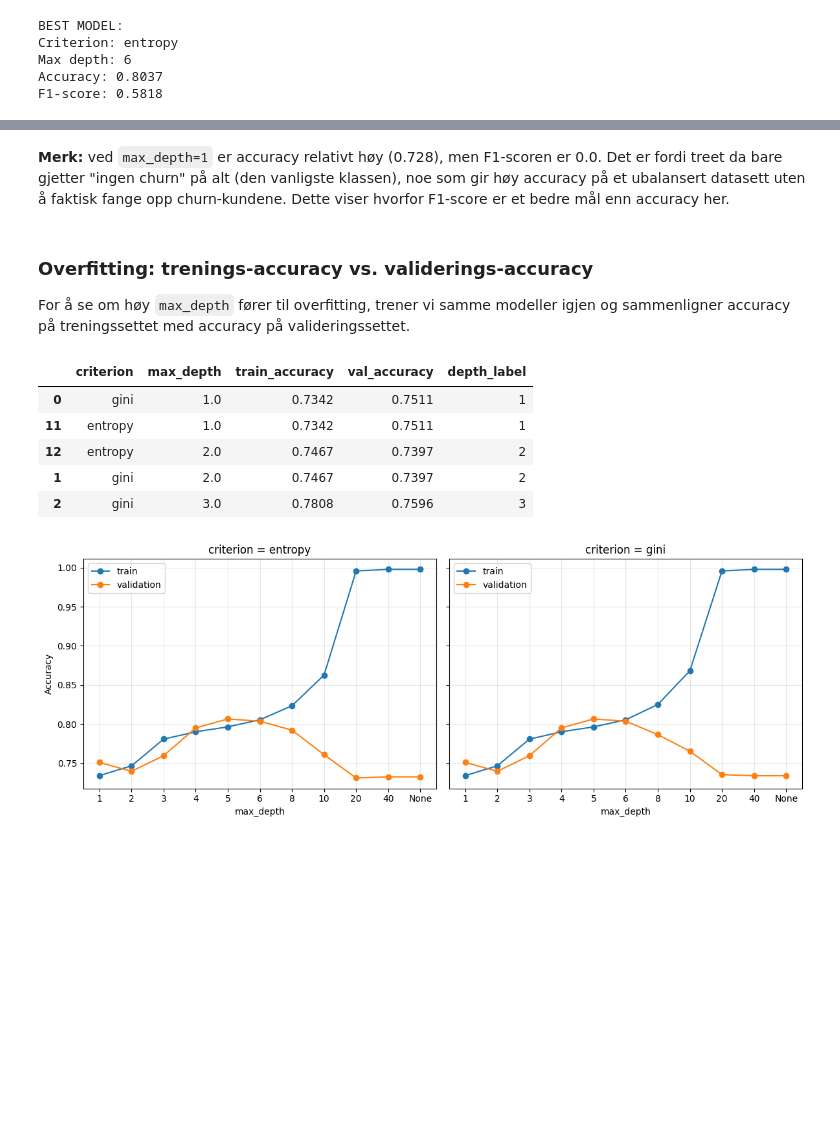
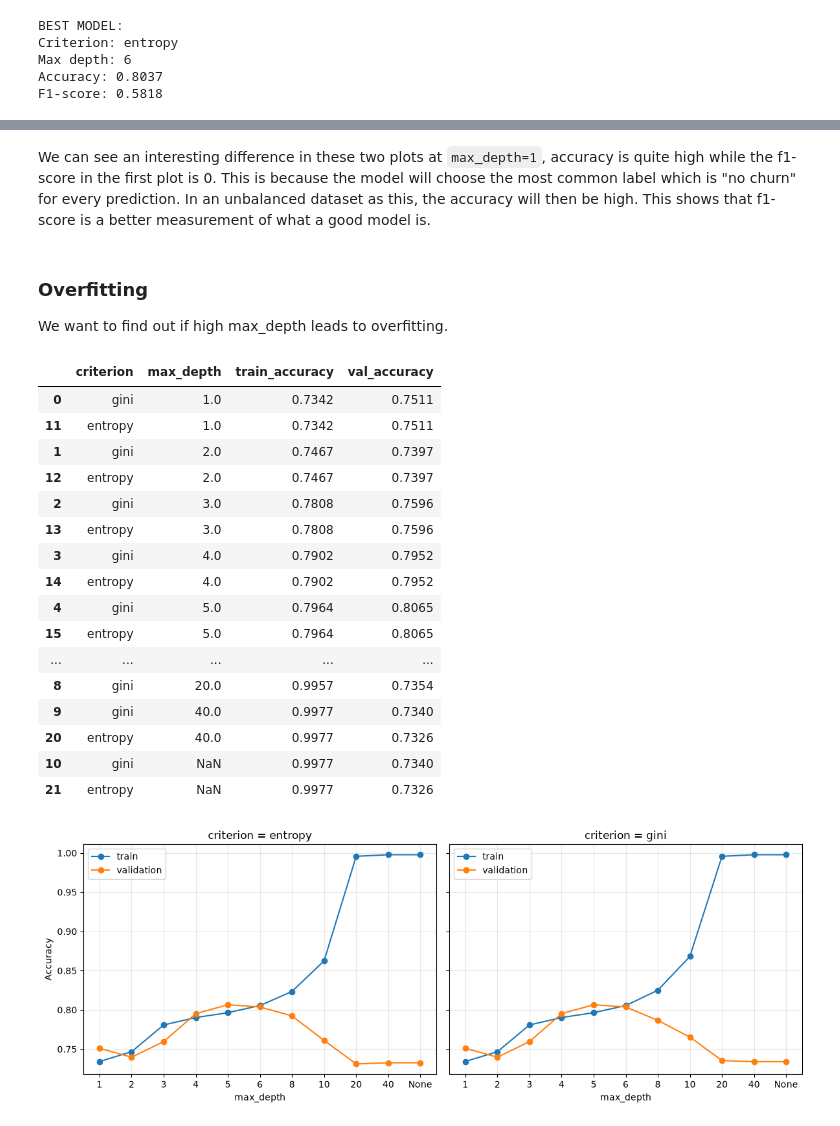
Before and after one commit to madsrb2003-dev/inf264_proj1, a Jupyter notebook: run_experiment.ipynb, the cells around one changed output, grey strips where cells are left out. Saved outputs shown, nothing was run; the diff lists cells and outputs as text; code cells hidden in the pictures; blank space fills up the shorter version.

```diff
--- a/run_experiment.ipynb
+++ b/run_experiment.ipynb
@@ -228,36 +244,46 @@ plt.show()
-# %% [markdown]
-**Merk:** ved `max_depth=1` er accuracy relativt høy (0.728), men F1-scoren er 0.0. Det er fordi treet da bare gjetter "ingen churn" på alt (den vanligste klassen), noe som gir høy accuracy på et ubalansert datasett uten å faktisk fange opp churn-kundene. Dette viser hvorfor F1-score er et bedre mål enn accuracy her.
+# %% [markdown]
+We can see an interesting difference in these two plots at `max_depth=1`, accuracy is quite high while the f1-score in the first plot is 0. This is because the model will choose the most common label which is "no churn" for every prediction. In an unbalanced dataset as this, the accuracy will then be high. This shows that f1-score is a better measurement of what a good model is.
 # %% [markdown]
-### Overfitting: trenings-accuracy vs. validerings-accuracy
+### Overfitting
 
-For å se om høy `max_depth` fører til overfitting, trener vi samme modeller igjen og sammenligner accuracy på treningssettet med accuracy på valideringssettet.
+We want to find out if high max_depth leads to overfitting.
 # %%
 overfit_results = []
 
 for model in models:
     model = DecisionTree(criterion=model.criterion, max_depth=model.max_depth)
     model.fit(X_train, y_train)
 
     train_acc = accuracy_score(y_train, model.predict(X_train))
     val_acc = accuracy_score(y_val, model.predict(X_val))
 
     overfit_results.append({
         'criterion': model.criterion,
         'max_depth': model.max_depth,
         'train_accuracy': train_acc,
         'val_accuracy': val_acc,
     })
 
 overfit_df = pd.DataFrame(overfit_results)
-overfit_df['depth_label'] = overfit_df['max_depth'].apply(lambda d: 'None' if pd.isna(d) else str(int(d)))
-overfit_df.round(4).sort_values(['max_depth']).head(5)
+overfit_df.round(4).sort_values(['max_depth'])
 # %% [output]
-|  | criterion | max_depth | train_accuracy | val_accuracy | depth_label |
-| 0 | gini | 1.0 | 0.7342 | 0.7511 | 1 |
-| 11 | entropy | 1.0 | 0.7342 | 0.7511 | 1 |
-| 12 | entropy | 2.0 | 0.7467 | 0.7397 | 2 |
-| 1 | gini | 2.0 | 0.7467 | 0.7397 | 2 |
-| 2 | gini | 3.0 | 0.7808 | 0.7596 | 3 |
+|  | criterion | max_depth | train_accuracy | val_accuracy |
+| 0 | gini | 1.0 | 0.7342 | 0.7511 |
+| 11 | entropy | 1.0 | 0.7342 | 0.7511 |
+| 1 | gini | 2.0 | 0.7467 | 0.7397 |
+| 12 | entropy | 2.0 | 0.7467 | 0.7397 |
+| 2 | gini | 3.0 | 0.7808 | 0.7596 |
+| 13 | entropy | 3.0 | 0.7808 | 0.7596 |
+| 3 | gini | 4.0 | 0.7902 | 0.7952 |
+| 14 | entropy | 4.0 | 0.7902 | 0.7952 |
+| 4 | gini | 5.0 | 0.7964 | 0.8065 |
+| 15 | entropy | 5.0 | 0.7964 | 0.8065 |
+| ... | ... | ... | ... | ... |
+| 8 | gini | 20.0 | 0.9957 | 0.7354 |
+| 9 | gini | 40.0 | 0.9977 | 0.7340 |
+| 20 | entropy | 40.0 | 0.9977 | 0.7326 |
+| 10 | gini | NaN | 0.9977 | 0.7340 |
+| 21 | entropy | NaN | 0.9977 | 0.7326 |
 # %%
 fig, axes = plt.subplots(1, 2, figsize=(12, 4.5), sharey=True)
 
```
Also changed, not shown: parts of 34 cells of this notebook.
